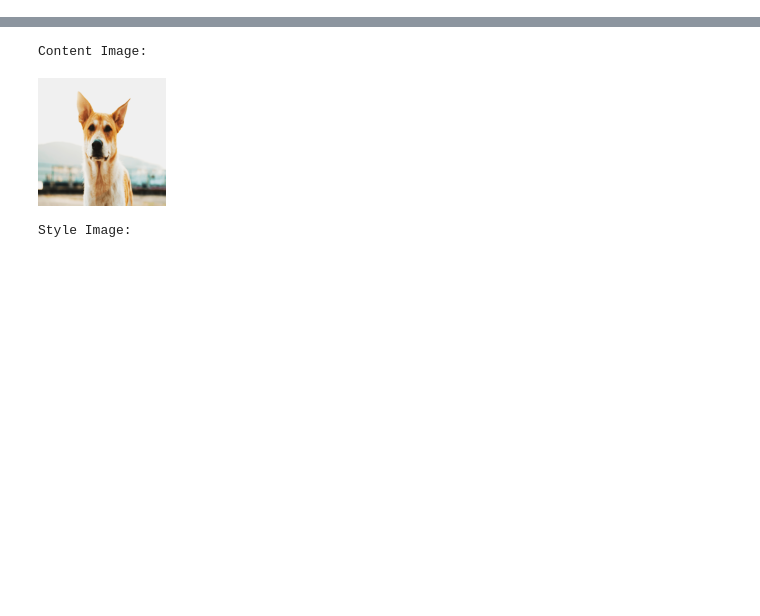
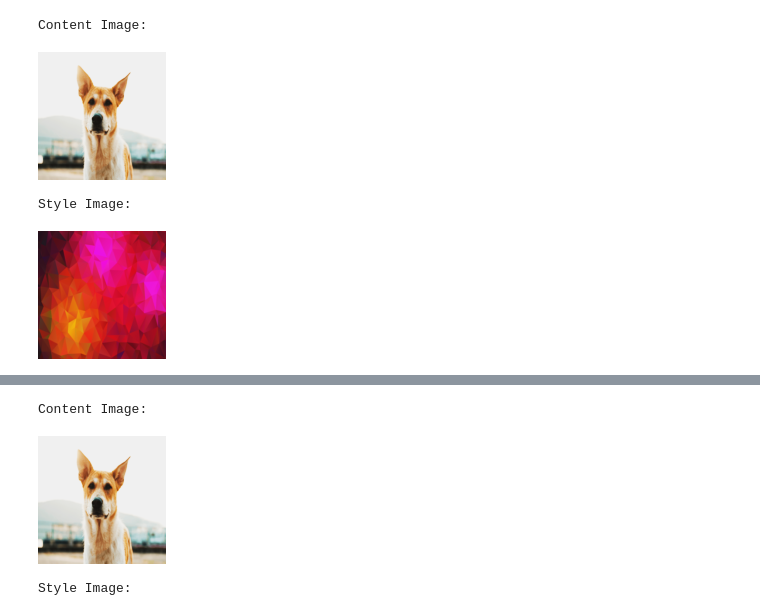
Before and after one commit to Samarthuday/Art_Style, a Jupyter notebook: Art_Style_Transfer_Model.ipynb, the cells around one changed output, grey strips where cells are left out. Saved outputs shown, nothing was run; the diff lists cells and outputs as text; code cells hidden in the pictures; blank space fills up the shorter version.

```diff
--- a/Art_Style_Transfer_Model.ipynb
+++ b/Art_Style_Transfer_Model.ipynb
@@ -0,0 +40,22 @@
+# %%
+def load_image(file_path):
+    image = Image.open(file_path).convert("RGB")
+    image = loader(image).unsqueeze(0)
+    return image.to(device)
+def save_image(tensor, file_name):
+    folder = "/Users/samarthuday/Desktop/Git/Art_Style/images/generated/"
+    os.makedirs(folder, exist_ok=True)
+
+    file_path = os.path.join(folder, file_name)
+
+    image = tensor.detach().cpu().clone()
+    image = image.squeeze(0)
+    image = unloader(image)
+    image.save(file_path)
+
+    print(f"Image saved at: {file_path}")
+    return file_path
+def show_image(tensor):
+    image = tensor.detach().cpu().clone().squeeze(0)
+    image = unloader(image)
+    display(image)
@@ -0,0 +193,17 @@
+# %%
+content_file = "/Users/samarthuday/Desktop/art/Art_Style/content/dog.png"
+style_file = "/Users/samarthuday/Desktop/art/Art_Style/style/ab4.jpeg"
+
+content_img = load_image(content_file)
+style_img = load_image(style_file)
+
+print("Content Image:")
+show_image(content_img)
+
+print("Style Image:")
+show_image(style_img)
+# %% [output]
+Content Image:
+[figure, added]
+Style Image:
+[figure, added]
```
Also changed, not shown: parts of 10 cells of this notebook, 3 other files.
